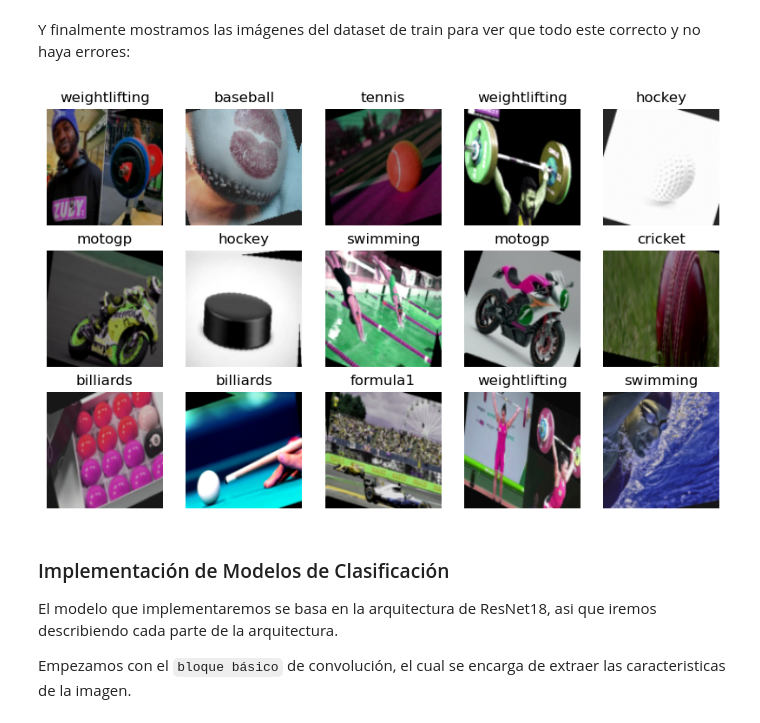
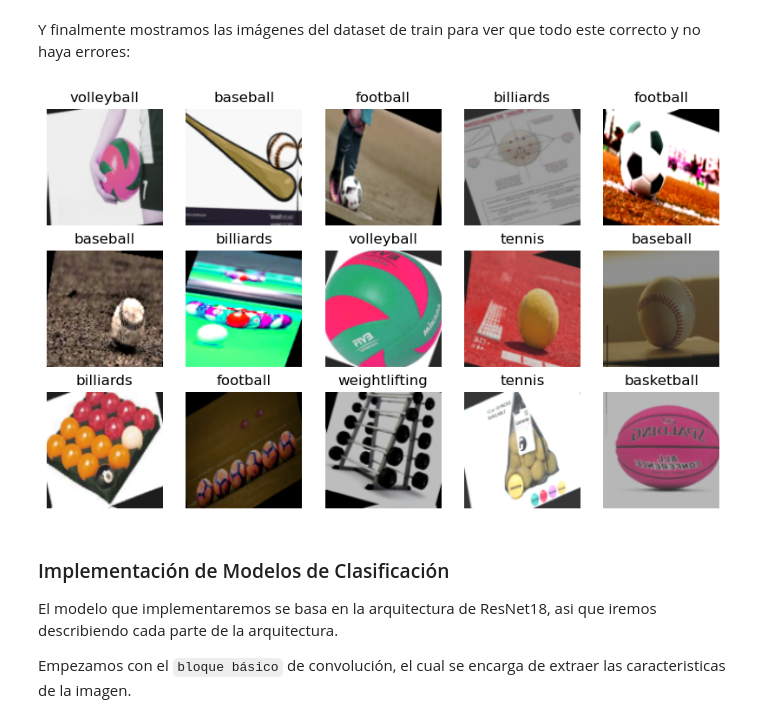
Before and after one commit to marcanii/SIS421---2-23, a Jupyter notebook: Evaluations/DefensaLab/01_clasificacion_frontscratsh.ipynb, the cells around one changed output. Saved outputs shown, nothing was run; the diff lists cells and outputs as text; code cells hidden in the pictures.

```diff
--- a/Evaluations/DefensaLab/01_clasificacion_frontscratsh.ipynb
+++ b/Evaluations/DefensaLab/01_clasificacion_frontscratsh.ipynb
@@ -109,28 +109,18 @@ imgs.shape, imgs.dtype, imgs.min(), imgs.max(), lab.shape
  torch.Size([128]))
 # %% [markdown]
 Y finalmente mostramos las imágenes del dataset de train para ver que todo este correcto y no haya errores:
-# %%
-# Crear un iterador para el DataLoader
-data_iter = iter(dataloader['train'])
-# Crear una figura con subtramas de 3 filas y 5 columnas
-fig, axs = plt.subplots(3, 5, figsize=(10, 6))
-# Rellenar las subtramas con imágenes del DataLoader
-for i in range(3):
-    for j in range(5):
-        # Obtener un lote de datos del DataLoader
-        images, labels = next(data_iter)
-        # Seleccionar una imagen aleatoria del lote
-        random_index = random.randint(0, 64 - 1)
-        img, lab = images[random_index], labels[random_index]
-        # Desnormalizar la imagen (revertir la normalización que se hizo en la transformación)
-        img = (img.permute(1, 2, 0))
-        # Mostrar la imagen en la subtrama
-        axs[i, j].imshow(img)
-        axs[i, j].set_title(train_dataset.classes[lab.item()])
-        axs[i, j].axis('off')
-plt.show()
-# %% [output]
-[figure, removed]
+# %%
+fig, axs = plt.subplots(3,5, figsize=(10,6))
+for _ax in axs:
+    for ax in _ax:
+        ix = random.randint(0, len(train_dataset)-1)
+        img, lab = train_dataset[ix]
+        ax.imshow(img.reshape(3,128,128).permute(1,2,0))
+        ax.set_title(train_dataset.classes[lab])
+        ax.axis('off')
+plt.show()
+# %% [output]
+[figure, added]
 # %% [markdown]
 ### Implementación de Modelos de Clasificación
 
```
Also changed, not shown: parts of 7 cells of this notebook.
